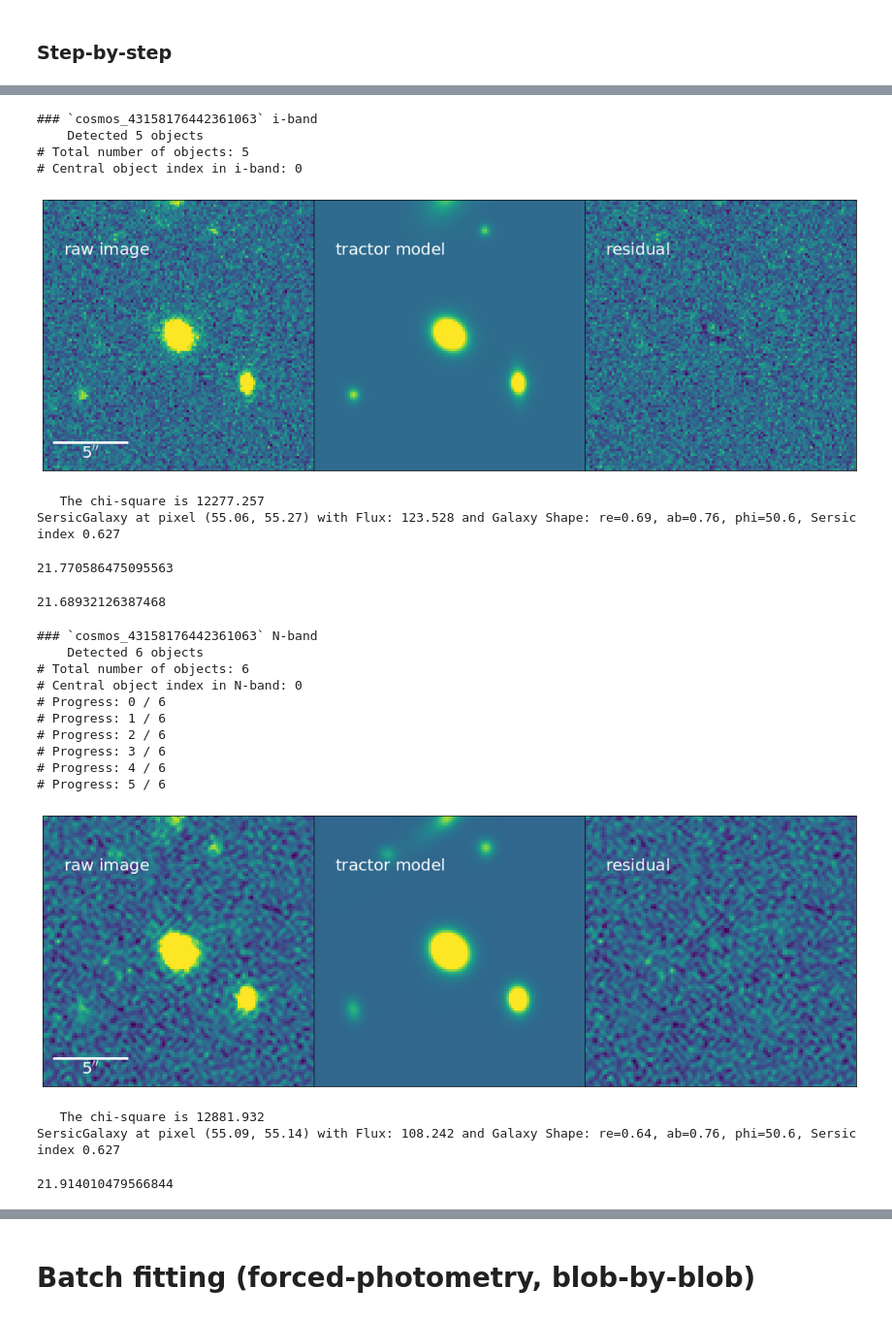
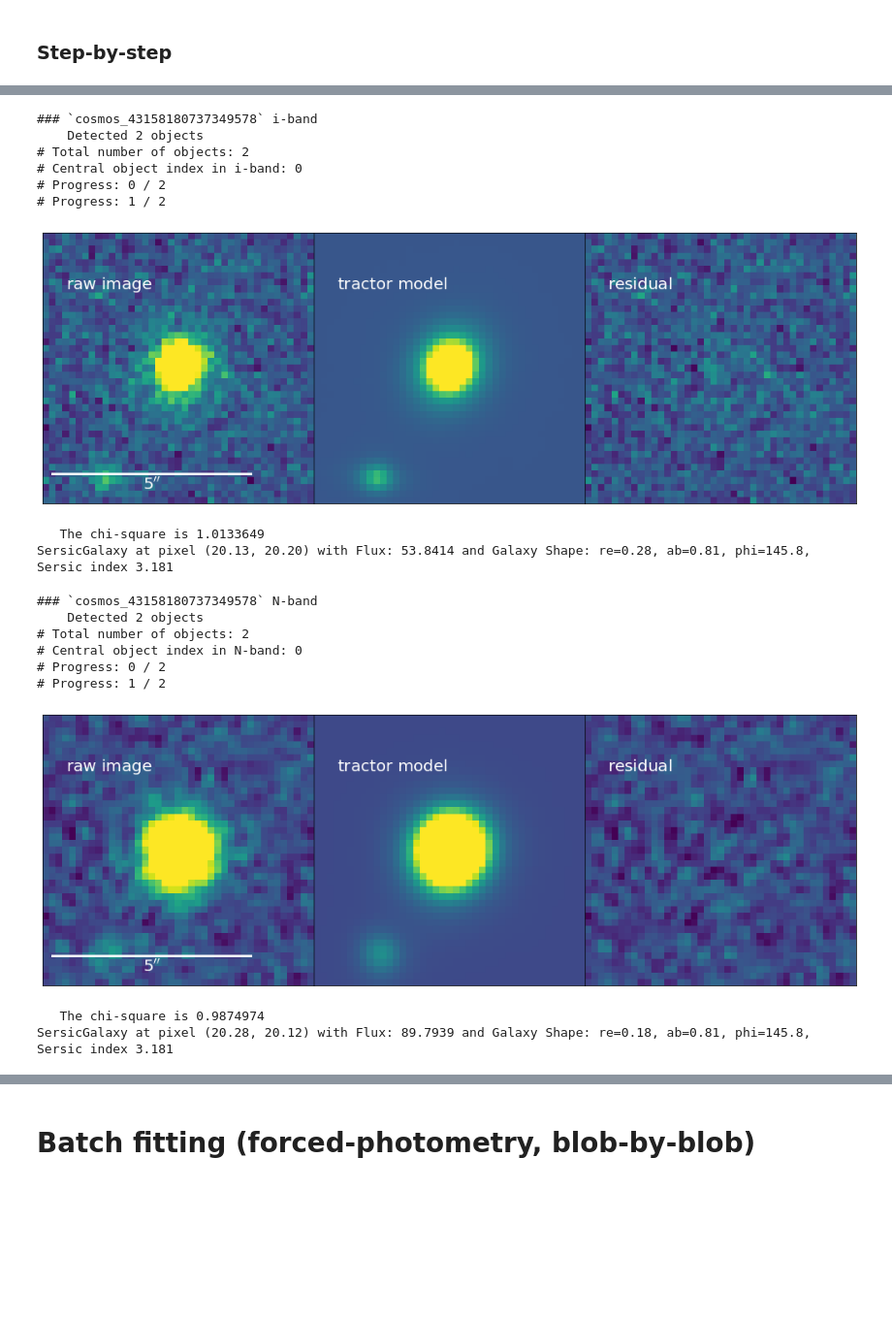
Before and after one commit to MerianSurvey/lambo, a Jupyter notebook: debug-Merian-tractor-ladybug.ipynb, the cells around one changed output, grey strips where cells are left out. Shown at 97% size. Drawn from its saved outputs; the diff is of its cells as text; code cells hidden in the pictures; blank space fills up the shorter version.

```diff
--- a/debug-Merian-tractor-ladybug.ipynb
+++ b/debug-Merian-tractor-ladybug.ipynb
@@ -63,7 +62,7 @@ from astropy.convolution import Gaussian2DKernel
 # %%
 channels = 'grizyN'
 
-obj = obj_cat[1]
+obj = obj_cat[81]
 obj_id = obj['ID']
 
 
@@ -135,21 +134,15 @@ ref_filt = 'i'
 model_dict[ref_filt] = tractor_hsc_sep_blob_by_blob(
     obj, ref_filt, hsc_data.channels, hsc_data,
     freeze_dict={'pos': False, 'shape': False, 'sersicindex': False}, # don't fix shape/sersic
-    verbose=False)
+    verbose=True, show_fig=True)
 # %% [output]
-### `cosmos_43158176442361063` i-band
-    Detected 5 objects
-# Total number of objects: 5
+### `cosmos_43158180737349578` i-band
+    Detected 2 objects
+# Total number of objects: 2
 # Central object index in i-band: 0
+# Progress: 0 / 2
+# Progress: 1 / 2
-[figure, old version]
+[figure, new version]
-   The chi-square is 12277.257
-SersicGalaxy at pixel (55.06, 55.27) with Flux: 123.528 and Galaxy Shape: re=0.69, ab=0.76, phi=50.6, Sersic index 0.627
+   The chi-square is 1.0133649
+SersicGalaxy at pixel (20.13, 20.20) with Flux: 53.8414 and Galaxy Shape: re=0.28, ab=0.81, phi=145.8, Sersic index 3.181
-# %%
-27.0 - 2.5 * np.log10(123.528)
-# %% [output]
-21.770586475095563
-# %%
-obj['i_gaap_mag']
-# %% [output]
-21.68932126387468
 # %%
@@ -162,27 +155,23 @@ ref_source = copy.deepcopy(model_dict[ref_filt].catalog[model_dict[ref_filt].tar
 # ref_source.pos.y = float(y)
 # ref_source.shape.re *= 0.168 / 0.27 # to Merian pixel scale
 # %%
+import copy
+ref_source = copy.deepcopy(model_dict[ref_filt].catalog[model_dict[ref_filt].target_ind])
+
+
 model_dict['N'] = tractor_hsc_sep_blob_by_blob(
         obj, 'N', hsc_data.channels, hsc_data,
         ref_source=ref_source,
         freeze_dict={'pos': False, 'shape.ab': True, 'shape.phi': True, 'sersicindex': True},
         # Since the coordinate system of Merian is different from HSC, we don't fix position.
-        verbose=True)
+        verbose=True, show_fig=True)
 # %% [output]
-### `cosmos_43158176442361063` N-band
-    Detected 6 objects
-# Total number of objects: 6
+### `cosmos_43158180737349578` N-band
+    Detected 2 objects
+# Total number of objects: 2
 # Central object index in N-band: 0
-# Progress: 0 / 6
-# Progress: 1 / 6
-# Progress: 2 / 6
-# Progress: 3 / 6
-# Progress: 4 / 6
-# Progress: 5 / 6
+# Progress: 0 / 2
+# Progress: 1 / 2
-[figure, old version]
+[figure, new version]
-   The chi-square is 12881.932
-SersicGalaxy at pixel (55.09, 55.14) with Flux: 108.242 and Galaxy Shape: re=0.64, ab=0.76, phi=50.6, Sersic index 0.627
+   The chi-square is 0.9874974
+SersicGalaxy at pixel (20.28, 20.12) with Flux: 89.7939 and Galaxy Shape: re=0.18, ab=0.81, phi=145.8, Sersic index 3.181
-# %%
-27.0 - 2.5 * np.log10(108.242) # N708 magnitude
-# %% [output]
-21.914010479566844
```
Also changed, not shown: parts of 29 cells of this notebook, 2 other files.
